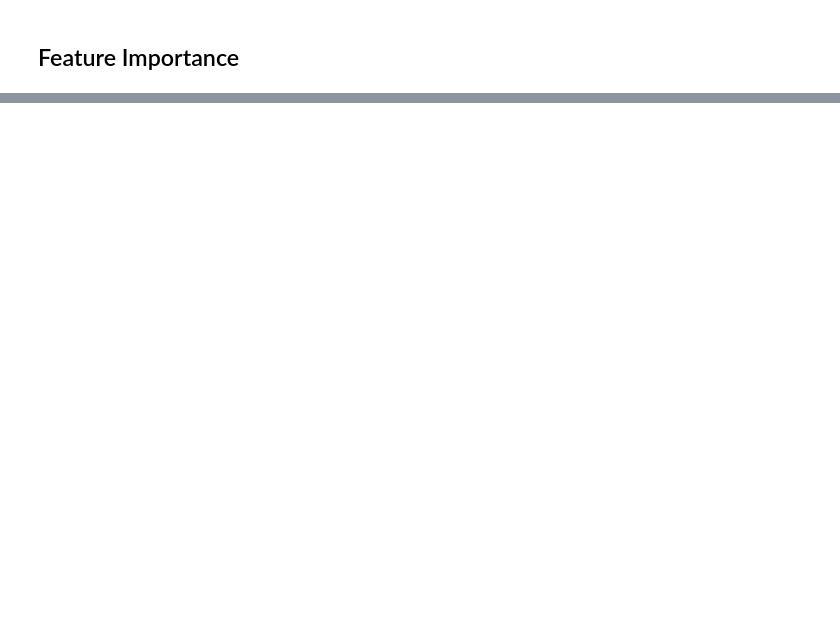
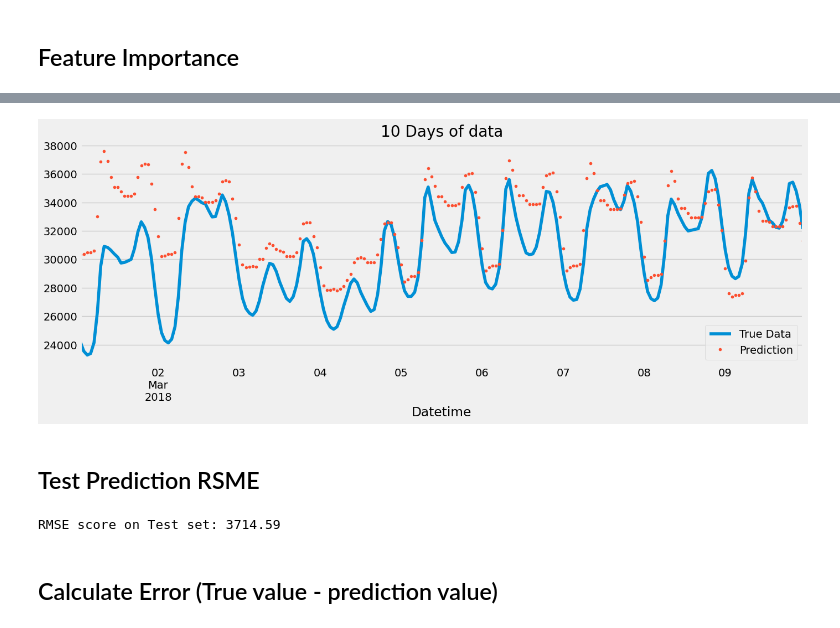
Before and after one commit to adnansherwani/Forecasting-DataModel, a Jupyter notebook: Forecasting-hourly-consumption.ipynb, the cells around one changed output, grey strips where cells are left out. Drawn from its saved outputs; the diff is of its cells as text; code cells hidden in the pictures; blank space fills up the shorter version.

```diff
--- a/Forecasting-hourly-consumption.ipynb
+++ b/Forecasting-hourly-consumption.ipynb
@@ -148,0 +174,17 @@ plt.show()
+# %%
+ax = df.loc[(df.index > '03-01-2018') & (df.index < '03-10-2018')]['PJME_MW'] \
+.plot(figsize=(15,5), title='10 Days of data')
+df.loc[(df.index > '03-01-2018') & (df.index < '03-10-2018')]['prediction'].plot(ax=ax, style='.')
+plt.legend(['True Data', 'Prediction'])
+plt.show()
+# %% [output]
+[figure, added]
+# %% [markdown]
+## Test Prediction RSME
+# %%
+score = np.sqrt(mean_squared_error(test['PJME_MW'], test['prediction']))
+print(f'RMSE score on Test set: {score:0.2f}')
+# %% [output]
+RMSE score on Test set: 3714.59
+# %% [markdown]
+## Calculate Error (True value -  prediction value)
```
Also changed, not shown: parts of 12 cells of this notebook.
